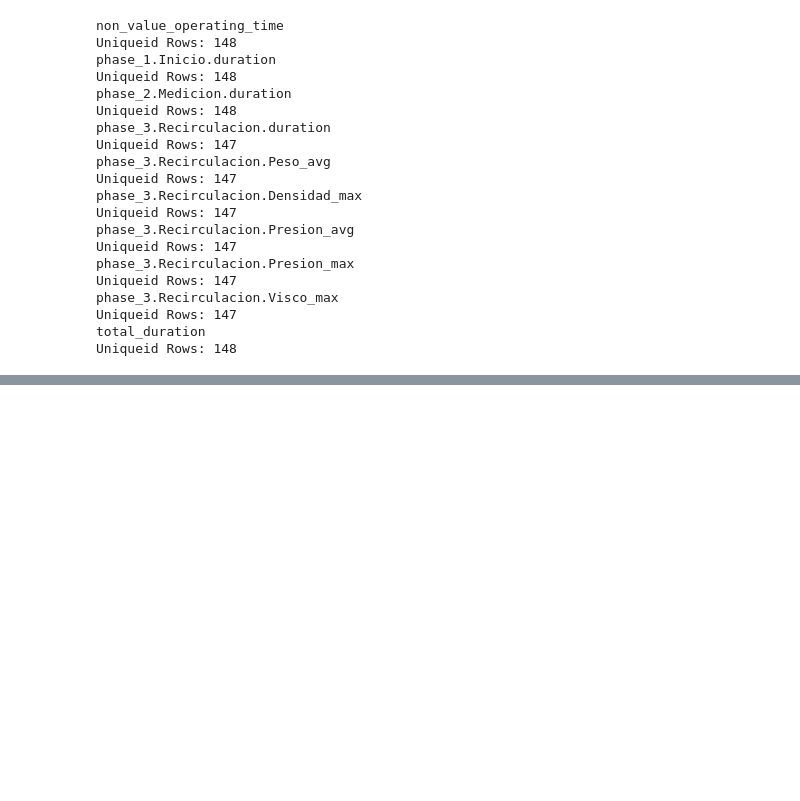
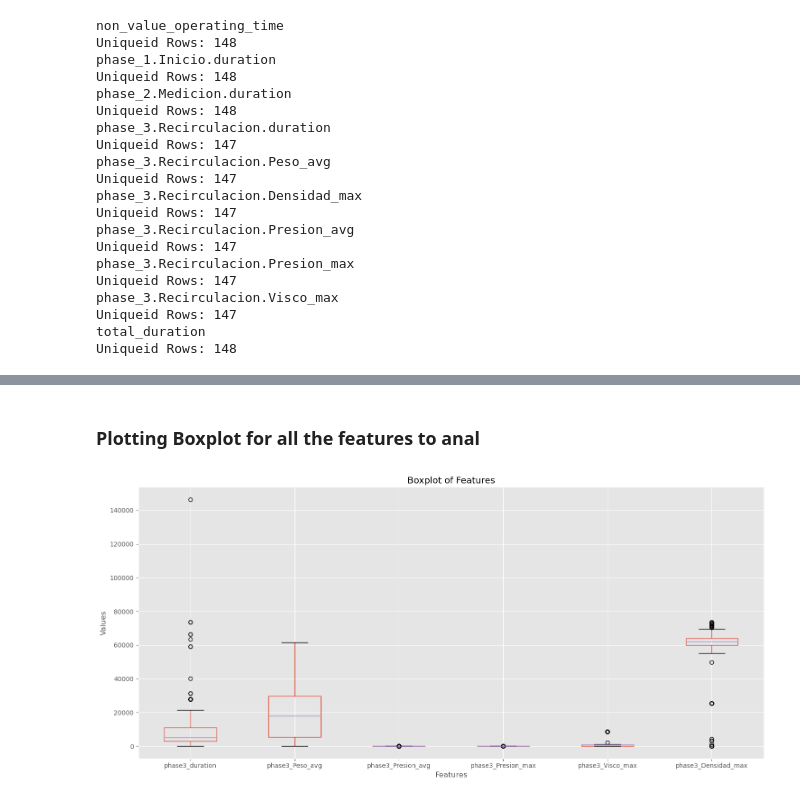
Before and after one commit to carloscorro/data_science_challange, a Jupyter notebook: data_process.ipynb, the cells around one changed output, grey strips where cells are left out. Cells and saved outputs as stored; diff of their text form; code cells hidden in the pictures; blank space fills up the shorter version.

```diff
--- a/data_process.ipynb
+++ b/data_process.ipynb
@@ -333,0 +363,21 @@ plt.show()
+# %% [markdown]
+### Plotting Boxplot for all the features to anal
+# %%
+# merge.boxplot(figsize=(18,10))
+
+# Create a figure and axis object
+fig, ax = plt.subplots(figsize=(15, 7))
+
+# Assuming 'df' contains only numerical columns
+m.boxplot(ax=ax)
+
+# Set title and labels
+plt.title('Boxplot of Features')
+plt.xlabel('Features')
+plt.ylabel('Values')
+
+# Show the plot
+plt.tight_layout()
+plt.show()
+# %% [output]
+[figure, added]
```
Also changed, not shown: parts of 55 cells of this notebook, 5 other files.
